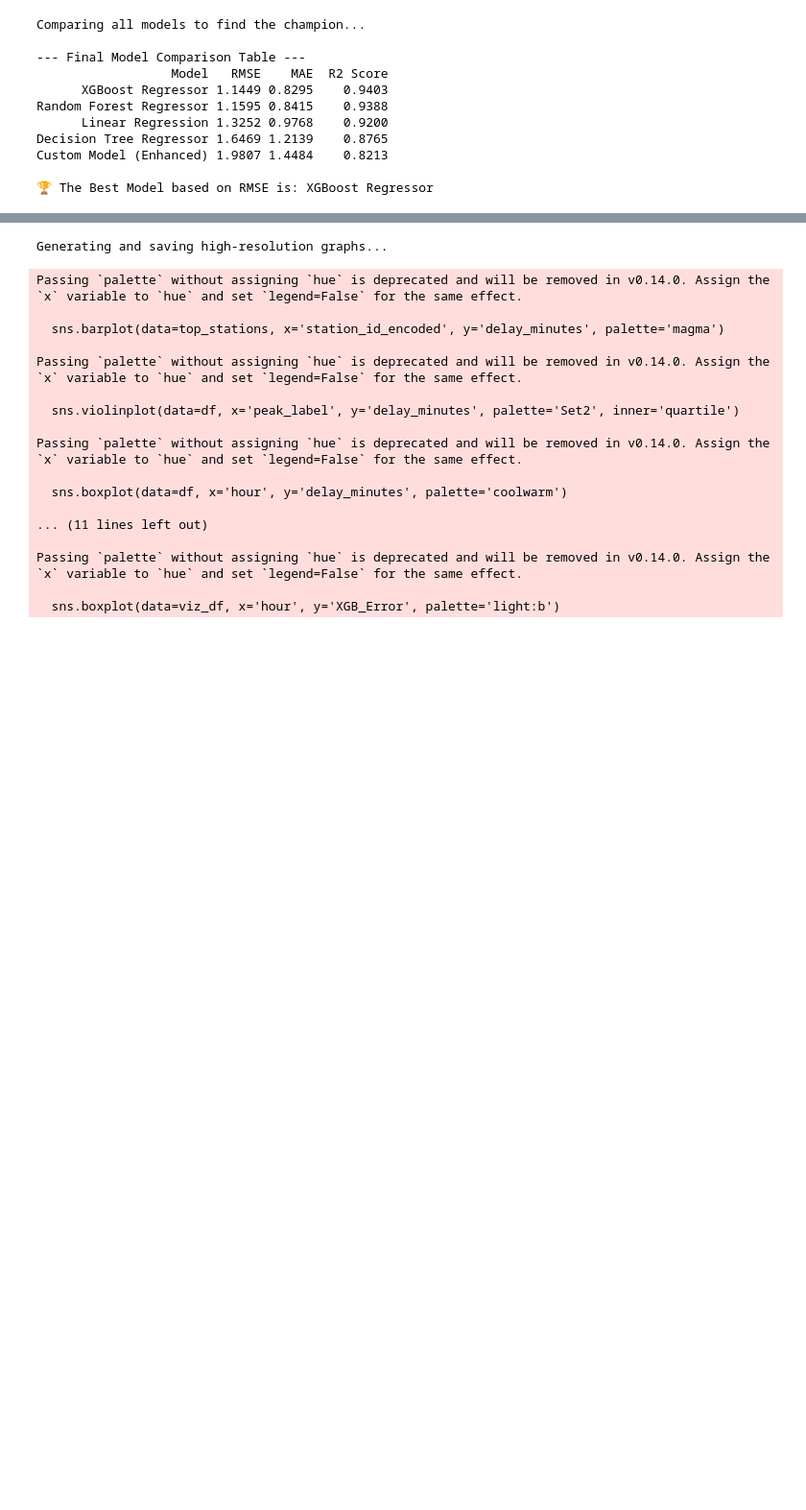
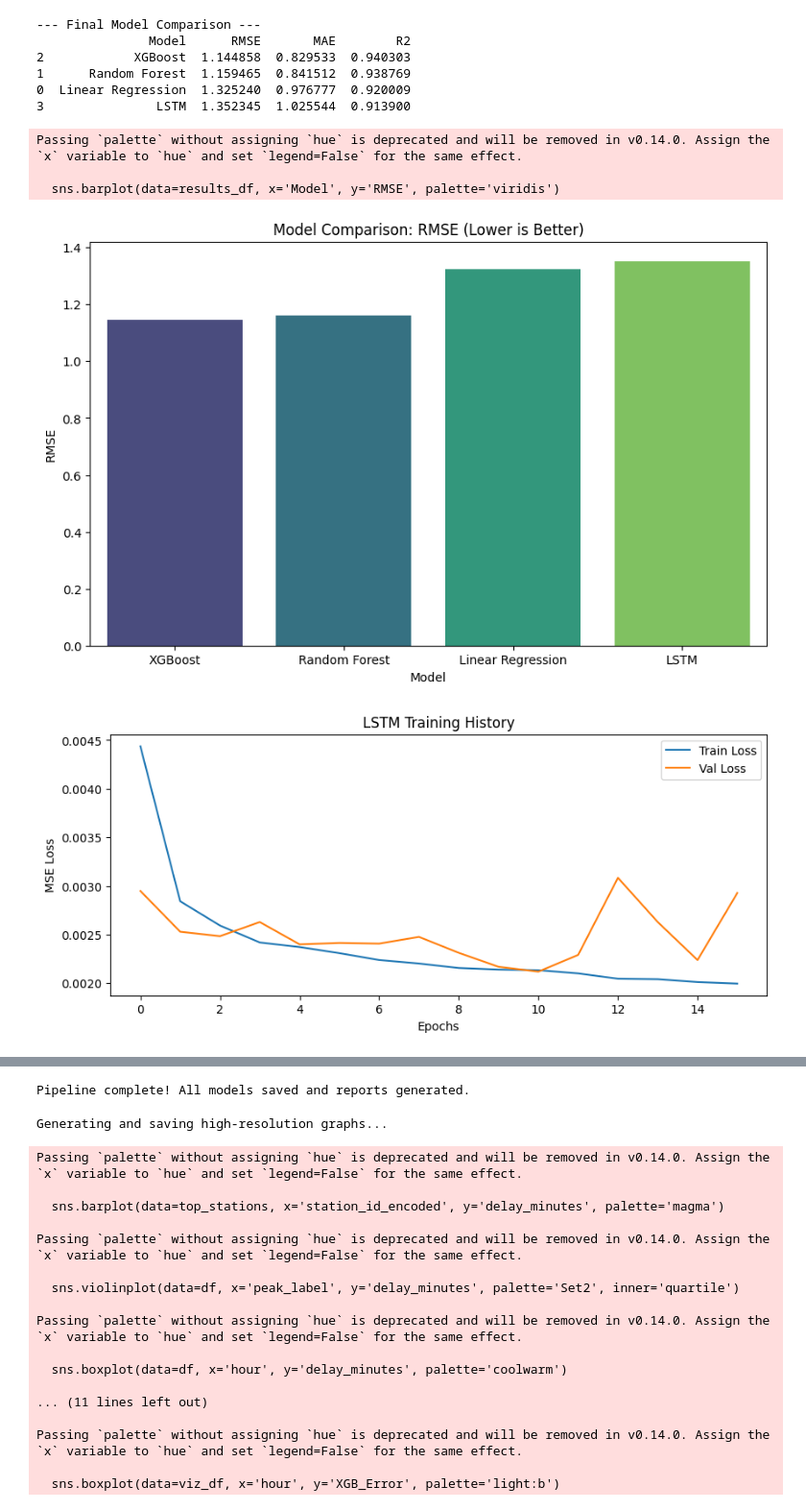
Before and after one commit to ahana4banerjee/metro-delay-prediction, a Jupyter notebook: notebooks/model_building.ipynb, the cells around one changed output, grey strips where cells are left out. Shown at 96% size. Drawn from its saved outputs; the diff is of its cells as text; code cells hidden in the pictures; blank space fills up the shorter version.

Commit message:
Trained Data on LSTM

```diff
--- a/notebooks/model_building.ipynb
+++ b/notebooks/model_building.ipynb
@@ -211,42 +187,50 @@ Custom Model (Enhanced) 1.9807 1.4484    0.8213
 # %%
 # ==========================================
-# PART 5: MODEL COMPARISON
+# FINAL EVALUATION & PLOTS
 # ==========================================
-print("Comparing all models to find the champion...")
+results_df = pd.DataFrame(model_results).sort_values(by='RMSE')
+print("\n--- Final Model Comparison ---")
+print(results_df)
 
-# Create the final comparison dataframe from our stored results
-results_df = pd.DataFrame(model_results)
+# Plot 1: Model Comparison (Bar Chart)
+plt.figure(figsize=(10, 6))
+sns.barplot(data=results_df, x='Model', y='RMSE', palette='viridis')
+plt.title("Model Comparison: RMSE (Lower is Better)")
+plt.savefig('../reports/figures/model_comparison_rmse.png')
+plt.show()
 
-# Sort by RMSE (Lower is better)
-results_df = results_df.sort_values(by='RMSE').reset_index(drop=True)
+# Plot 2: LSTM Training Loss
+plt.figure(figsize=(10, 4))
+plt.plot(history.history['loss'], label='Train Loss')
+plt.plot(history.history['val_loss'], label='Val Loss')
+plt.title("LSTM Training History")
+plt.xlabel("Epochs")
+plt.ylabel("MSE Loss")
+plt.legend()
+plt.savefig('../reports/figures/lstm_loss_curve.png')
+plt.show()
 
-print("\n--- Final Model Comparison Table ---")
-print(results_df.to_string(index=False))
+# Plot 3: LSTM Prediction vs Actual
+plt.figure(figsize=(12, 6))
+plt.plot(y_test_lstm_actual[:100], label='Actual Delay', color='blue', alpha=0.6)
+plt.plot(lstm_preds[:100], label='LSTM Predicted', color='red', linestyle='--')
+plt.title("LSTM Performance: First 100 Test Samples")
+plt.legend()
+plt.savefig('../reports/figures/lstm_actual_vs_pred.png')
+plt.show()
 
-# Identify the best model programmatically
-best_model_name = results_df.iloc[0]['Model']
-print(f"\n🏆 The Best Model based on RMSE is: {best_model_name}")
-
-# Link the best model's predictions and object for our visualizations
-# (Assuming Random Forest or XGBoost won)
-if 'Random Forest' in best_model_name:
-    best_preds = rf_preds
-    best_model_obj = rf_model
-elif 'XGBoost' in best_model_name:
-    best_preds = xgb_preds
-    best_model_obj = xgb_model
-else:
-    best_preds = rf_preds # Fallback
-    best_model_obj = rf_model
+# Save comparison table
+results_df.to_csv('../reports/final_model_comparison_with_lstm.csv', index=False)
+print("Pipeline complete! All models saved and reports generated.")
 # %% [output]
-Comparing all models to find the champion...
-
---- Final Model Comparison Table ---
-                  Model   RMSE    MAE  R2 Score
-      XGBoost Regressor 1.1449 0.8295    0.9403
-Random Forest Regressor 1.1595 0.8415    0.9388
-      Linear Regression 1.3252 0.9768    0.9200
-Decision Tree Regressor 1.6469 1.2139    0.8765
-Custom Model (Enhanced) 1.9807 1.4484    0.8213
-
-🏆 The Best Model based on RMSE is: XGBoost Regressor
+--- Final Model Comparison ---
+               Model      RMSE       MAE        R2
+2            XGBoost  1.144858  0.829533  0.940303
+1      Random Forest  1.159465  0.841512  0.938769
+0  Linear Regression  1.325240  0.976777  0.920009
+3               LSTM  1.352345  1.025544  0.913900
+Passing `palette` without assigning `hue` is deprecated and will be removed in v0.14.0. Assign the `x` variable to `hue` and set `legend=False` for the same effect.
+
+  sns.barplot(data=results_df, x='Model', y='RMSE', palette='viridis')
+[figure, added]
+[figure, added]
@@ -253,3 +238,4 @@ Custom Model (Enhanced) 1.9807 1.4484    0.8213
+Pipeline complete! All models saved and reports generated.
 # %%
 # ==========================================
 # FINAL REPORTING & EXPORT PIPELINE
```
Also changed, not shown: parts of 5 cells of this notebook, 9 other files.
